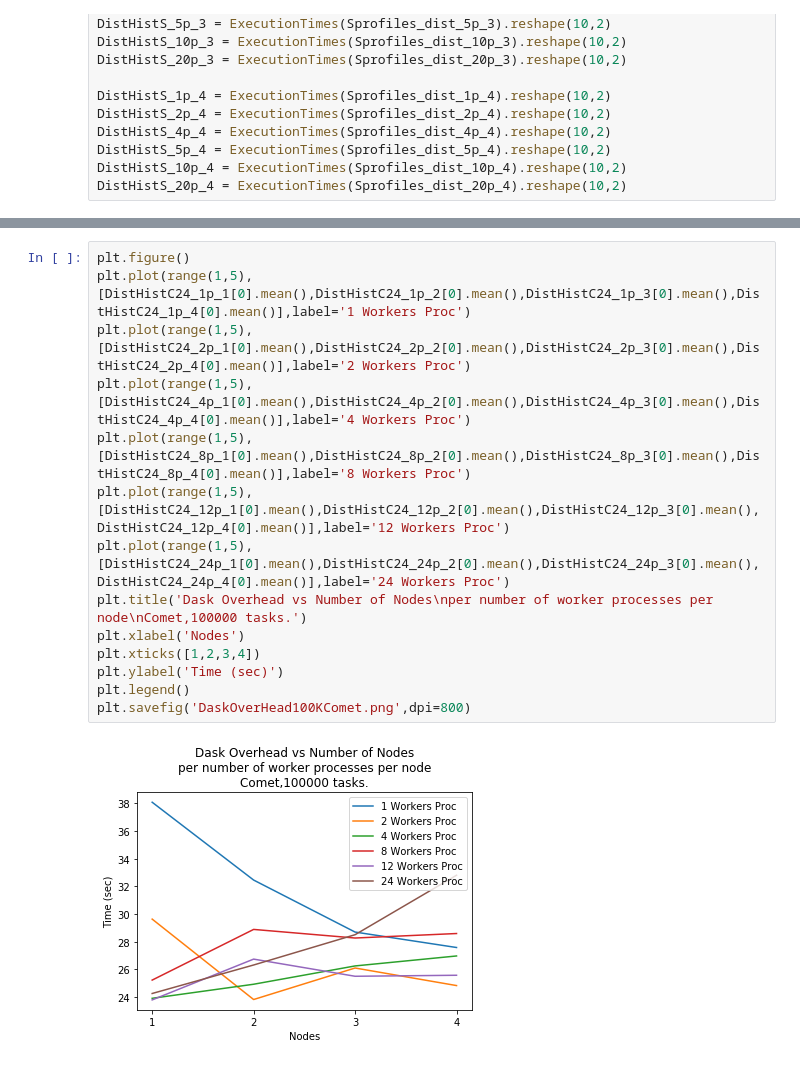
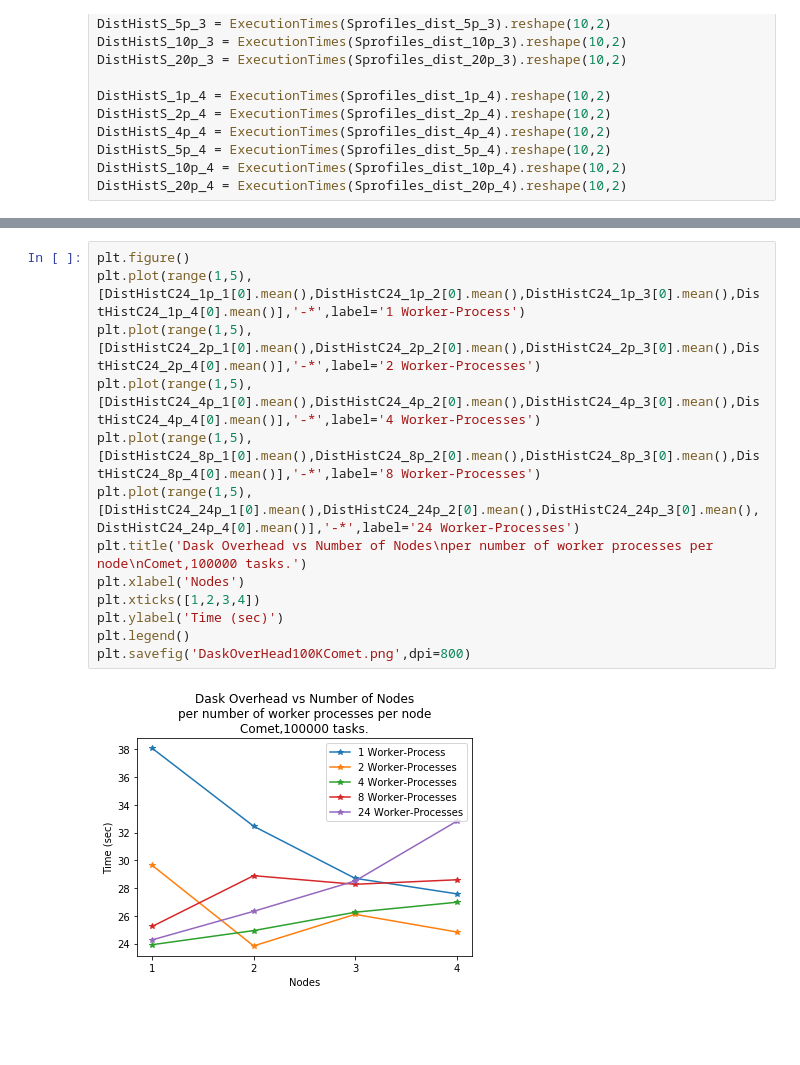
Before and after one commit to radical-experiments/midas_exps, a Jupyter notebook: dask/DaskOverheads.ipynb, the cells around one changed output, grey strips where cells are left out. Cells and saved outputs as stored; diff of their text form; blank space fills up the shorter version.

```diff
--- a/dask/DaskOverheads.ipynb
+++ b/dask/DaskOverheads.ipynb
@@ -256,16 +256,15 @@ plt.savefig('DaskOverHead100KSuperMic.png',dpi=800)
 # %%
 plt.figure()
-plt.plot(range(1,5),[DistHistC24_1p_1[0].mean(),DistHistC24_1p_2[0].mean(),DistHistC24_1p_3[0].mean(),DistHistC24_1p_4[0].mean()],label='1 Workers Proc')
-plt.plot(range(1,5),[DistHistC24_2p_1[0].mean(),DistHistC24_2p_2[0].mean(),DistHistC24_2p_3[0].mean(),DistHistC24_2p_4[0].mean()],label='2 Workers Proc')
-plt.plot(range(1,5),[DistHistC24_4p_1[0].mean(),DistHistC24_4p_2[0].mean(),DistHistC24_4p_3[0].mean(),DistHistC24_4p_4[0].mean()],label='4 Workers Proc')
-plt.plot(range(1,5),[DistHistC24_8p_1[0].mean(),DistHistC24_8p_2[0].mean(),DistHistC24_8p_3[0].mean(),DistHistC24_8p_4[0].mean()],label='8 Workers Proc')
-plt.plot(range(1,5),[DistHistC24_12p_1[0].mean(),DistHistC24_12p_2[0].mean(),DistHistC24_12p_3[0].mean(),DistHistC24_12p_4[0].mean()],label='12 Workers Proc')
-plt.plot(range(1,5),[DistHistC24_24p_1[0].mean(),DistHistC24_24p_2[0].mean(),DistHistC24_24p_3[0].mean(),DistHistC24_24p_4[0].mean()],label='24 Workers Proc')
+plt.plot(range(1,5),[DistHistC24_1p_1[0].mean(),DistHistC24_1p_2[0].mean(),DistHistC24_1p_3[0].mean(),DistHistC24_1p_4[0].mean()],'-*',label='1 Worker-Process')
+plt.plot(range(1,5),[DistHistC24_2p_1[0].mean(),DistHistC24_2p_2[0].mean(),DistHistC24_2p_3[0].mean(),DistHistC24_2p_4[0].mean()],'-*',label='2 Worker-Processes')
+plt.plot(range(1,5),[DistHistC24_4p_1[0].mean(),DistHistC24_4p_2[0].mean(),DistHistC24_4p_3[0].mean(),DistHistC24_4p_4[0].mean()],'-*',label='4 Worker-Processes')
+plt.plot(range(1,5),[DistHistC24_8p_1[0].mean(),DistHistC24_8p_2[0].mean(),DistHistC24_8p_3[0].mean(),DistHistC24_8p_4[0].mean()],'-*',label='8 Worker-Processes')
+plt.plot(range(1,5),[DistHistC24_24p_1[0].mean(),DistHistC24_24p_2[0].mean(),DistHistC24_24p_3[0].mean(),DistHistC24_24p_4[0].mean()],'-*',label='24 Worker-Processes')
 plt.title('Dask Overhead vs Number of Nodes\nper number of worker processes per node\nComet,100000 tasks.')
 plt.xlabel('Nodes')
 plt.xticks([1,2,3,4])
 plt.ylabel('Time (sec)')
 plt.legend()
 plt.savefig('DaskOverHead100KComet.png',dpi=800)
 # %% [output]
-[figure, old version]
+[figure, new version]
```
Also changed, not shown: parts of 1 cell of this notebook, 2 other files.
